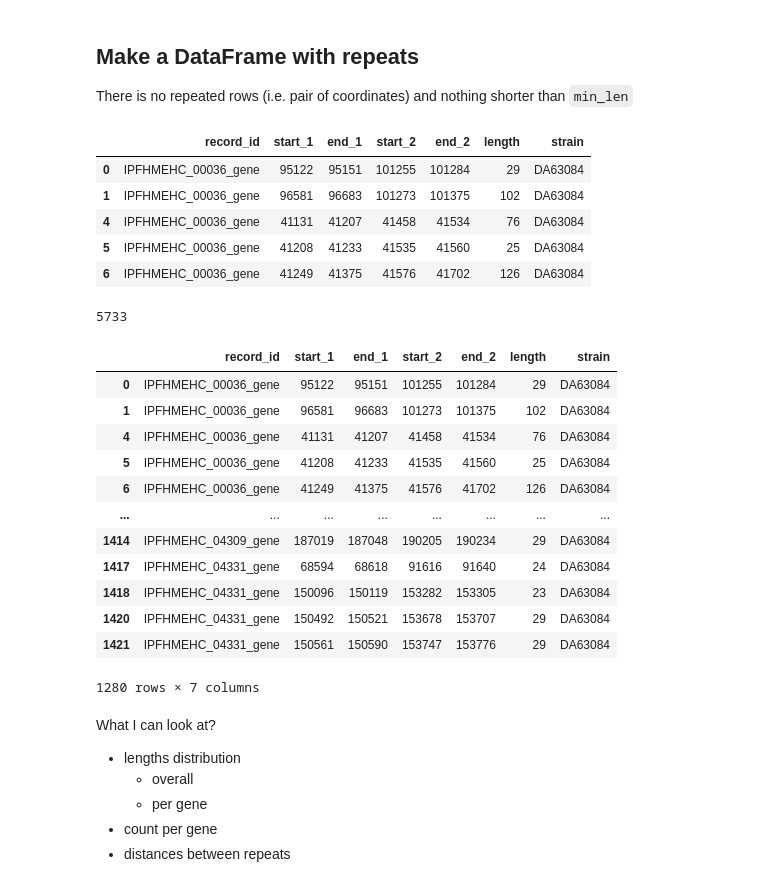
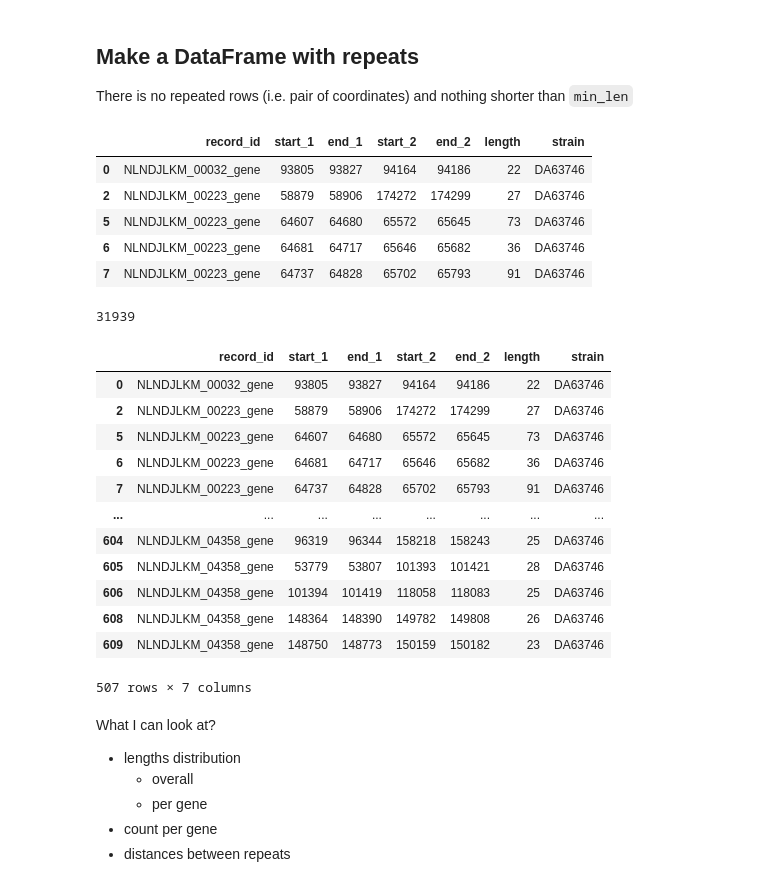
Before and after one commit to andrewgull/HeteroR, a Jupyter notebook: notebooks/repeats_summary.ipynb, the cells around one changed output. Saved outputs shown, nothing was run; the diff lists cells and outputs as text; code cells hidden in the pictures.

```diff
--- a/notebooks/repeats_summary.ipynb
+++ b/notebooks/repeats_summary.ipynb
@@ -288,8 +280,9 @@ Inputs on Mac
 # %%
 # strains = ["DA63084", "DA63186", "DA63322", "DA63946", "DA64026"]
-with open("/Users/andgu885/GoogleDrive/HeteroR/tests/repeat_quantification/strains_w_direct_repeats.txt") as f:
+with open("/home/andrei/Data/HeteroR/resources/strain_lists/strains_w_direct_repeats.txt") as f:
     strains = [line.rstrip() for line in f.readlines()]
 
-main_path = "/Users/andgu885/GoogleDrive/HeteroR/tests/repeat_quantification/%s/perfect.spacer.id"
+# main_path = "/Users/andgu885/GoogleDrive/HeteroR/tests/repeat_quantification/%s/perfect.spacer.id"
+main_path = "/home/andrei/Data/HeteroR/results/direct_repeats/%s/repeats_no_mismatch/perfect.spacer.id"
 len(strains)
 # %% [output]
@@ -337,7 +321,7 @@ There is no repeated rows (i.e. pair of coordinates) and nothing shorter than `m
 # %%
 # cd "/home/andrei/Data/HeteroR"
 df_lst = list()
-for strain in strains:
+for strain in sample_strains:
     file_path = main_path %strain
     df = make_repeat_df(input_grf=file_path, min_len=20)
     df["strain"] = strain
@@ -347,12 +331,12 @@ repeat_df = pd.concat(df_lst)
 repeat_df.head()
 # %% [output]
 |  | record_id | start_1 | end_1 | start_2 | end_2 | length | strain |
-| 0 | IPFHMEHC_00036_gene | 95122 | 95151 | 101255 | 101284 | 29 | DA63084 |
-| 1 | IPFHMEHC_00036_gene | 96581 | 96683 | 101273 | 101375 | 102 | DA63084 |
-| 4 | IPFHMEHC_00036_gene | 41131 | 41207 | 41458 | 41534 | 76 | DA63084 |
-| 5 | IPFHMEHC_00036_gene | 41208 | 41233 | 41535 | 41560 | 25 | DA63084 |
-| 6 | IPFHMEHC_00036_gene | 41249 | 41375 | 41576 | 41702 | 126 | DA63084 |
+| 0 | NLNDJLKM_00032_gene | 93805 | 93827 | 94164 | 94186 | 22 | DA63746 |
+| 2 | NLNDJLKM_00223_gene | 58879 | 58906 | 174272 | 174299 | 27 | DA63746 |
+| 5 | NLNDJLKM_00223_gene | 64607 | 64680 | 65572 | 65645 | 73 | DA63746 |
+| 6 | NLNDJLKM_00223_gene | 64681 | 64717 | 65646 | 65682 | 36 | DA63746 |
+| 7 | NLNDJLKM_00223_gene | 64737 | 64828 | 65702 | 65793 | 91 | DA63746 |
 # %%
 len(repeat_df)
 # %% [output]
-5733
+31939
@@ -361,19 +345,19 @@ repeat_df.to_csv("/Users/andgu885/GoogleDrive/HeteroR/tests/repeat_quantificatio
 # %%
-repeat_df[repeat_df["strain"]=="DA63084"]
+repeat_df[repeat_df["strain"]==sample_strains[0]]
 # %% [output]
 |  | record_id | start_1 | end_1 | start_2 | end_2 | length | strain |
-| 0 | IPFHMEHC_00036_gene | 95122 | 95151 | 101255 | 101284 | 29 | DA63084 |
-| 1 | IPFHMEHC_00036_gene | 96581 | 96683 | 101273 | 101375 | 102 | DA63084 |
-| 4 | IPFHMEHC_00036_gene | 41131 | 41207 | 41458 | 41534 | 76 | DA63084 |
-| 5 | IPFHMEHC_00036_gene | 41208 | 41233 | 41535 | 41560 | 25 | DA63084 |
-| 6 | IPFHMEHC_00036_gene | 41249 | 41375 | 41576 | 41702 | 126 | DA63084 |
+| 0 | NLNDJLKM_00032_gene | 93805 | 93827 | 94164 | 94186 | 22 | DA63746 |
+| 2 | NLNDJLKM_00223_gene | 58879 | 58906 | 174272 | 174299 | 27 | DA63746 |
+| 5 | NLNDJLKM_00223_gene | 64607 | 64680 | 65572 | 65645 | 73 | DA63746 |
+| 6 | NLNDJLKM_00223_gene | 64681 | 64717 | 65646 | 65682 | 36 | DA63746 |
+| 7 | NLNDJLKM_00223_gene | 64737 | 64828 | 65702 | 65793 | 91 | DA63746 |
 | ... | ... | ... | ... | ... | ... | ... | ... |
-| 1414 | IPFHMEHC_04309_gene | 187019 | 187048 | 190205 | 190234 | 29 | DA63084 |
-| 1417 | IPFHMEHC_04331_gene | 68594 | 68618 | 91616 | 91640 | 24 | DA63084 |
-| 1418 | IPFHMEHC_04331_gene | 150096 | 150119 | 153282 | 153305 | 23 | DA63084 |
-| 1420 | IPFHMEHC_04331_gene | 150492 | 150521 | 153678 | 153707 | 29 | DA63084 |
-| 1421 | IPFHMEHC_04331_gene | 150561 | 150590 | 153747 | 153776 | 29 | DA63084 |
+| 604 | NLNDJLKM_04358_gene | 96319 | 96344 | 158218 | 158243 | 25 | DA63746 |
+| 605 | NLNDJLKM_04358_gene | 53779 | 53807 | 101393 | 101421 | 28 | DA63746 |
+| 606 | NLNDJLKM_04358_gene | 101394 | 101419 | 118058 | 118083 | 25 | DA63746 |
+| 608 | NLNDJLKM_04358_gene | 148364 | 148390 | 149782 | 149808 | 26 | DA63746 |
+| 609 | NLNDJLKM_04358_gene | 148750 | 148773 | 150159 | 150182 | 23 | DA63746 |
-1280 rows × 7 columns
+507 rows × 7 columns
 # %% [markdown]
 What I can look at?
 
```
Also changed, not shown: parts of 39 cells of this notebook.
